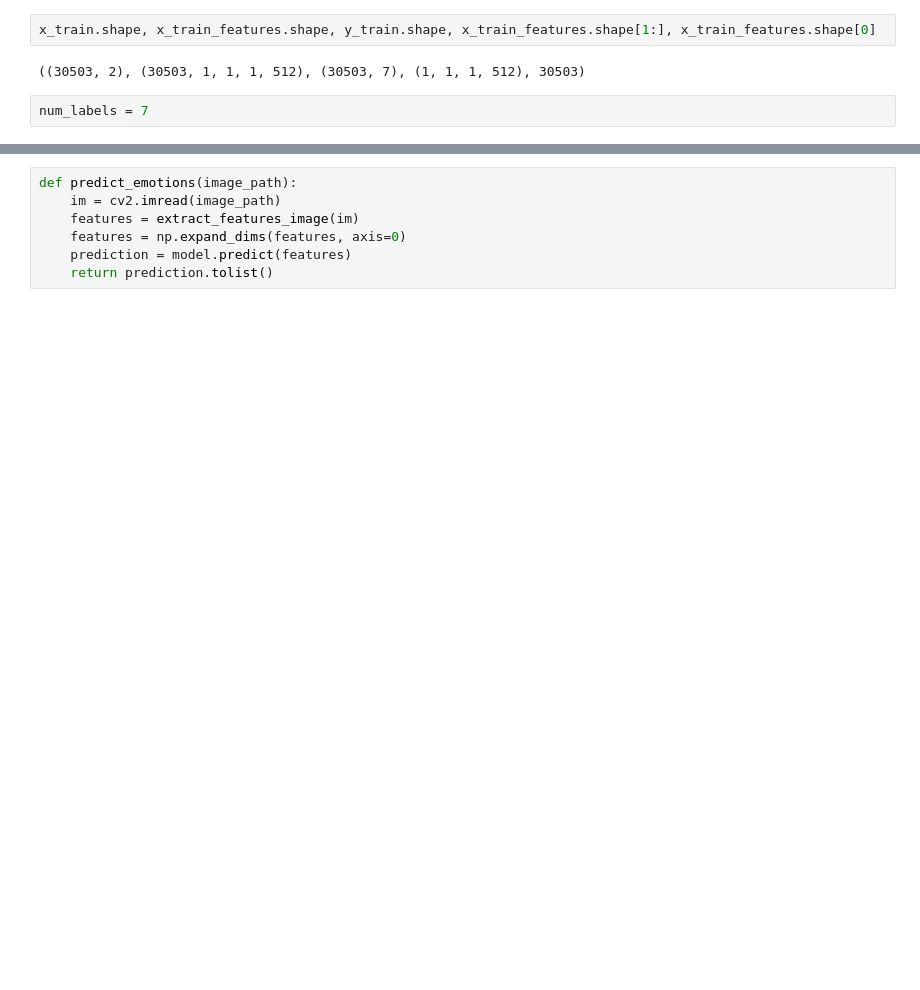
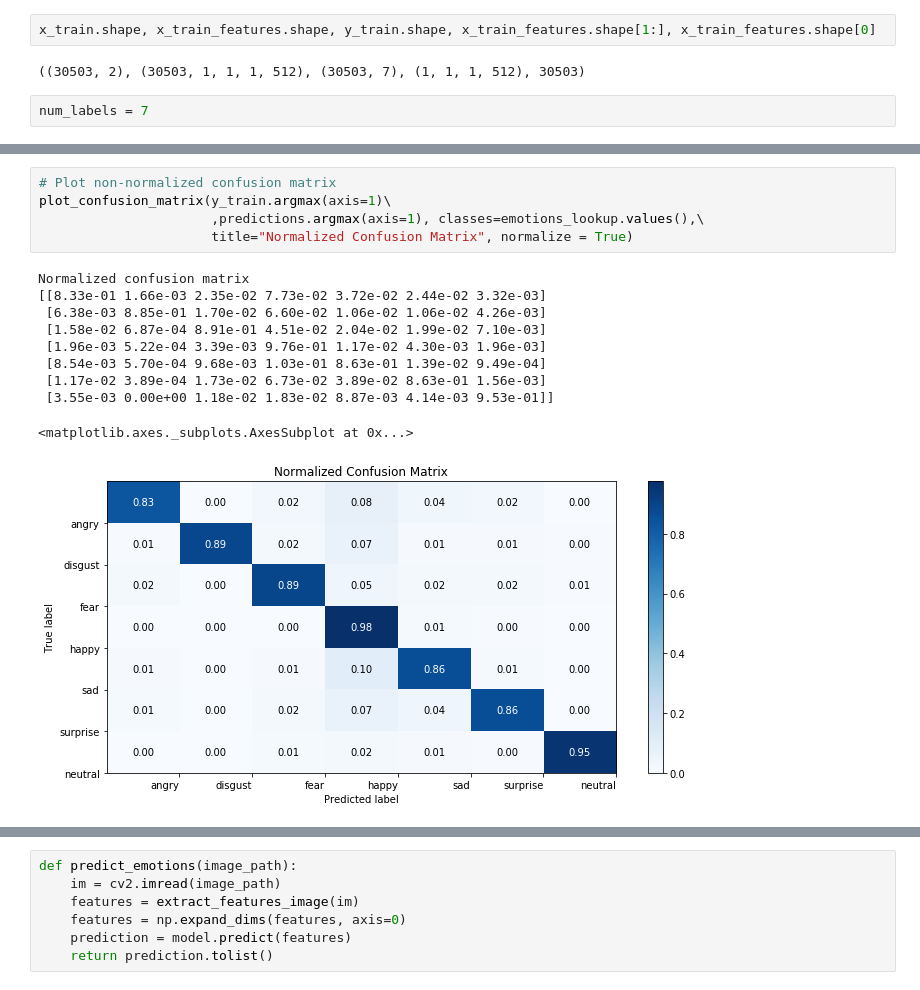
Before and after one commit to chitwankaudan/videoemotion, a Jupyter notebook: Keras model.ipynb, the cells around one changed output, grey strips where cells are left out. Saved outputs shown, nothing was run; the diff lists cells and outputs as text; blank space fills up the shorter version.

```diff
--- a/Keras model.ipynb
+++ b/Keras model.ipynb
@@ -385,0 +513,16 @@ Epoch 20/20
+# %%
+# Plot non-normalized confusion matrix
+plot_confusion_matrix(y_train.argmax(axis=1)\
+                      ,predictions.argmax(axis=1), classes=emotions_lookup.values(),\
+                      title="Normalized Confusion Matrix", normalize = True)
+# %% [output]
+Normalized confusion matrix
+[[8.33e-01 1.66e-03 2.35e-02 7.73e-02 3.72e-02 2.44e-02 3.32e-03]
+ [6.38e-03 8.85e-01 1.70e-02 6.60e-02 1.06e-02 1.06e-02 4.26e-03]
+ [1.58e-02 6.87e-04 8.91e-01 4.51e-02 2.04e-02 1.99e-02 7.10e-03]
+ [1.96e-03 5.22e-04 3.39e-03 9.76e-01 1.17e-02 4.30e-03 1.96e-03]
+ [8.54e-03 5.70e-04 9.68e-03 1.03e-01 8.63e-01 1.39e-02 9.49e-04]
+ [1.17e-02 3.89e-04 1.73e-02 6.73e-02 3.89e-02 8.63e-01 1.56e-03]
+ [3.55e-03 0.00e+00 1.18e-02 1.83e-02 8.87e-03 4.14e-03 9.53e-01]]
+<matplotlib.axes._subplots.AxesSubplot at 0x...>
+[figure, added]
```
Also changed, not shown: parts of 26 cells of this notebook, 1 other file.
